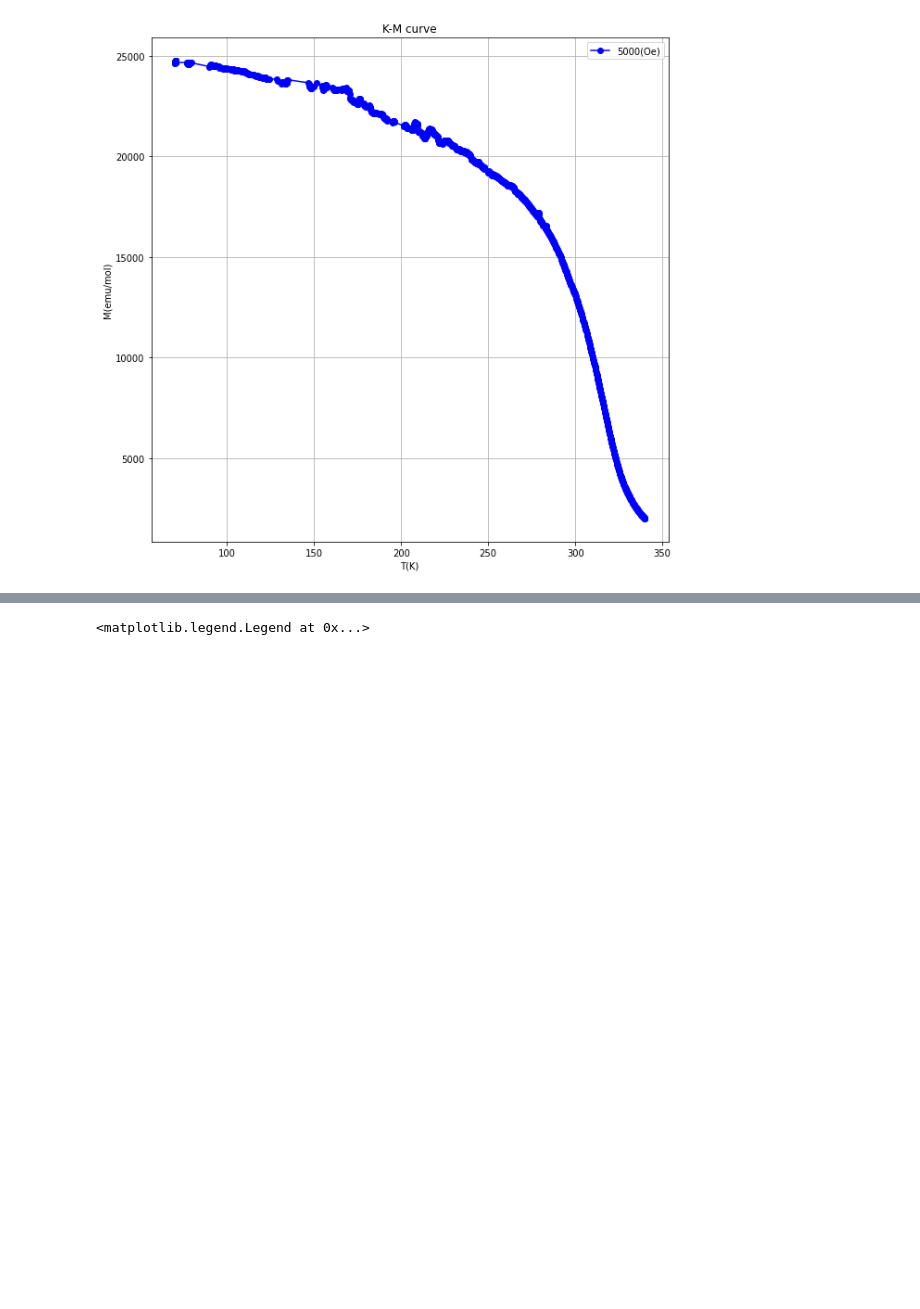
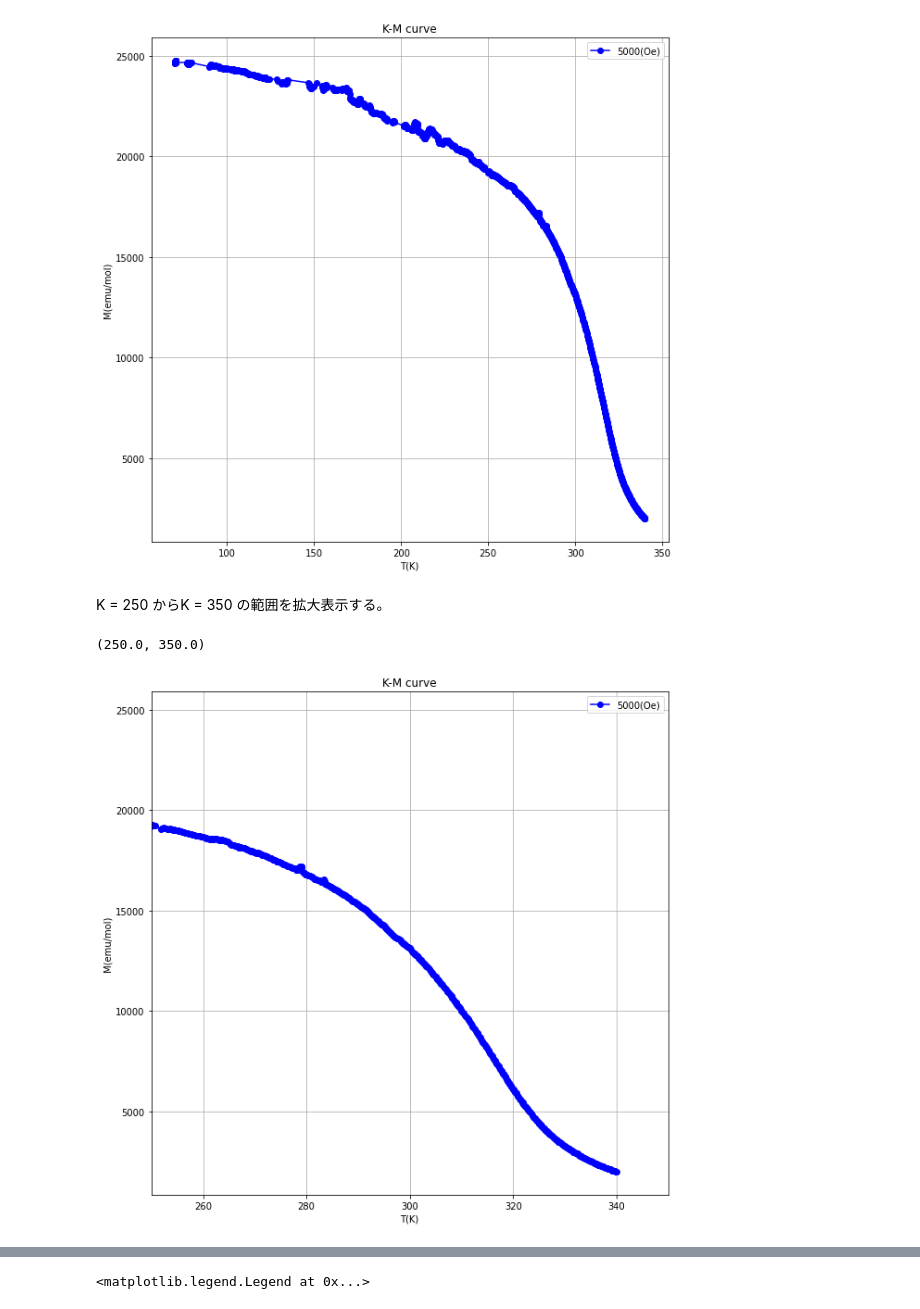
Before and after one commit to flat35hd99/report_magnetical_material, a Jupyter notebook: 20200508magnetical_3.ipynb, the cells around one changed output, grey strips where cells are left out. Drawn from its saved outputs; the diff is of its cells as text; code cells hidden in the pictures; blank space fills up the shorter version.

```diff
--- a/20200508magnetical_3.ipynb
+++ b/20200508magnetical_3.ipynb
@@ -125,4 +125,28 @@ ax2.legend(loc=0) # 凡例の表示
 # %% [output]
 <matplotlib.legend.Legend at 0x...>
 [figure]
+# %% [markdown]
+K = 250 からK = 350 の範囲を拡大表示する。
+# %%
+# グラフの設定
+fig2 = plt.figure(figsize=(10,10))
+ax2 = fig2.add_subplot(111)
+
+c3 = "blue" #プロットの色指定
+l3 = "5000(Oe)" # ラベルの名前指定
+
+# 軸ラベル指定
+ax2.set_xlabel('T(K)')
+ax2.set_ylabel('M(emu/mol)')
+
+ax2.set_title('K-M curve')
+ax2.grid() # 罫線を表示
+
+ax2.plot(data_5000_Oe_T, molar_magnetization_5000_Oe, 'o-', color=c3, label=l3)
+
+ax2.legend(loc=0) # 凡例の表示
+ax2.set_xlim(250,350)
+# %% [output]
+(250.0, 350.0)
+[figure, added]
 # %% [markdown]
```
Also changed, not shown: parts of 8 cells of this notebook.
